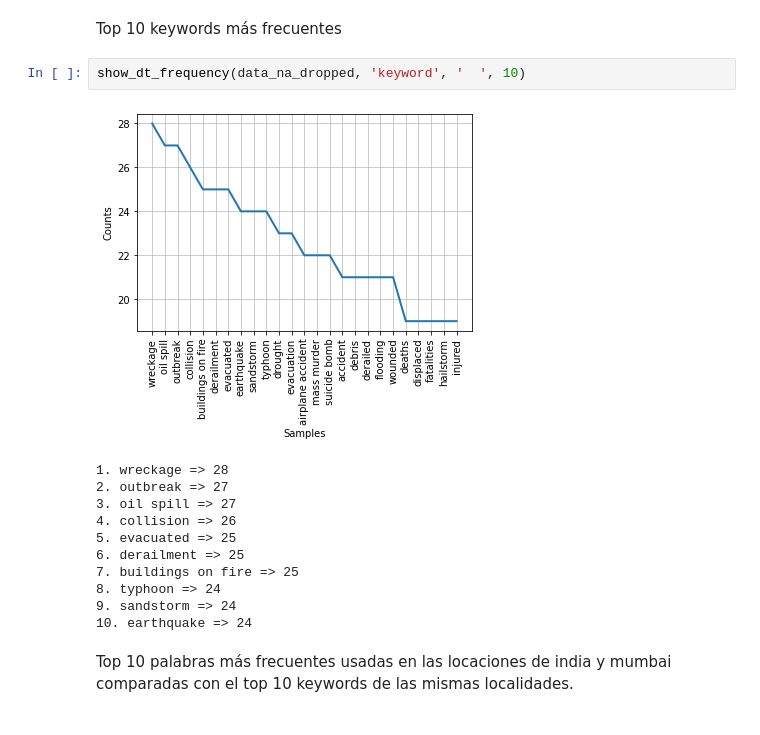
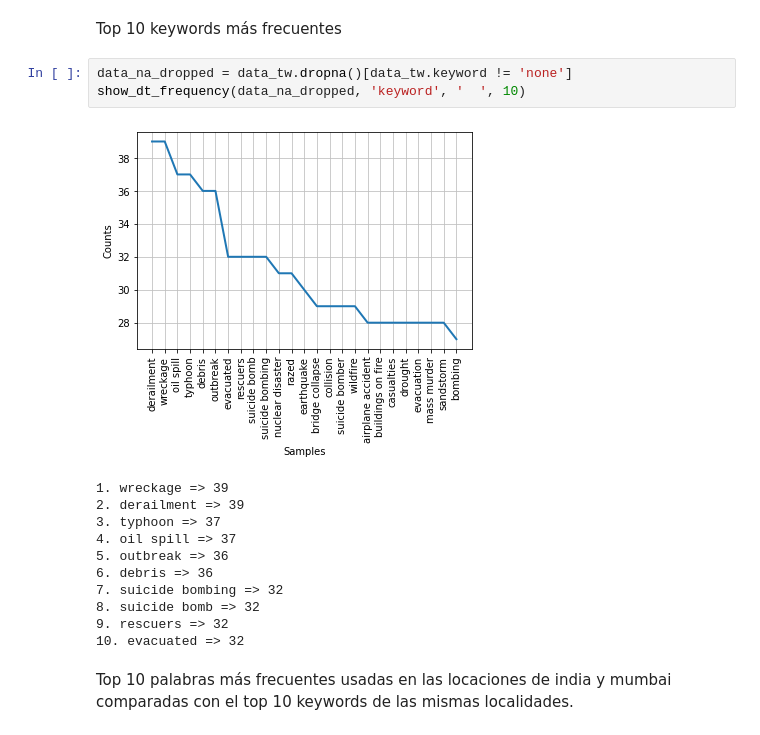
Before and after one commit to andro095/Data-Science, a Jupyter notebook: Project2/Project2_Analisis.ipynb, the cells around one changed output. Cells and saved outputs as stored; diff of their text form.

```diff
--- a/Project2/Project2_Analisis.ipynb
+++ b/Project2/Project2_Analisis.ipynb
@@ -136,20 +136,21 @@ show_dt_frequency(data_na_dropped, 'location', '  ', 10)
 10. canada => 19
 # %% [markdown]
 Top 10 keywords más frecuentes
-# %%
-show_dt_frequency(data_na_dropped, 'keyword', '  ', 10)
-# %% [output]
-[figure, removed]
-1. wreckage => 28
-2. outbreak => 27
-3. oil spill => 27
-4. collision => 26
-5. evacuated => 25
-6. derailment => 25
-7. buildings on fire => 25
-8. typhoon => 24
-9. sandstorm => 24
-10. earthquake => 24
+# %%
+data_na_dropped = data_tw.dropna()[data_tw.keyword != 'none']
+show_dt_frequency(data_na_dropped, 'keyword', '  ', 10)
+# %% [output]
+[figure, added]
+1. wreckage => 39
+2. derailment => 39
+3. typhoon => 37
+4. oil spill => 37
+5. outbreak => 36
+6. debris => 36
+7. suicide bombing => 32
+8. suicide bomb => 32
+9. rescuers => 32
+10. evacuated => 32
 # %% [markdown]
 Top 10 palabras más frecuentes usadas en las locaciones de india y mumbai comparadas con el top 10 keywords de las mismas localidades.
 # %%
```
Also changed, not shown: parts of 4 cells of this notebook.
